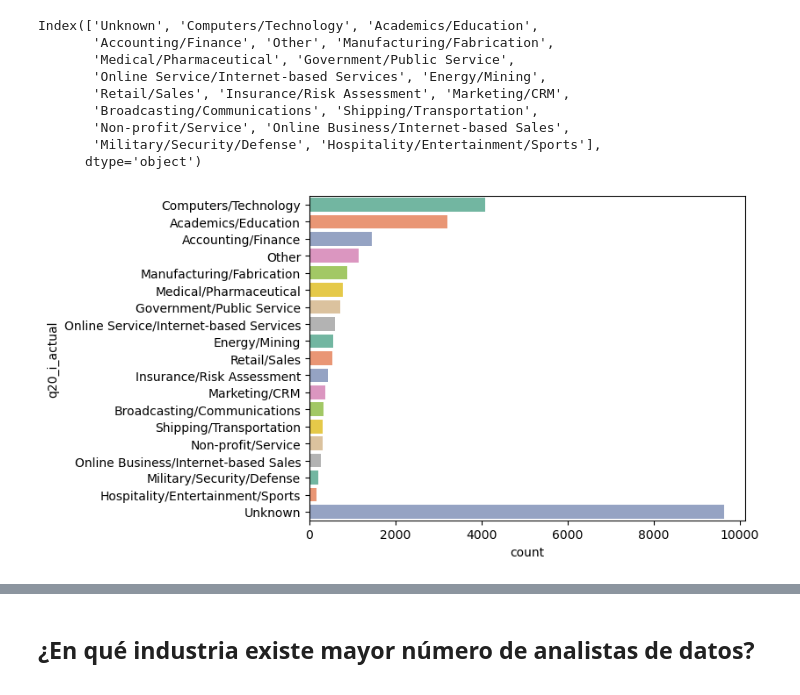
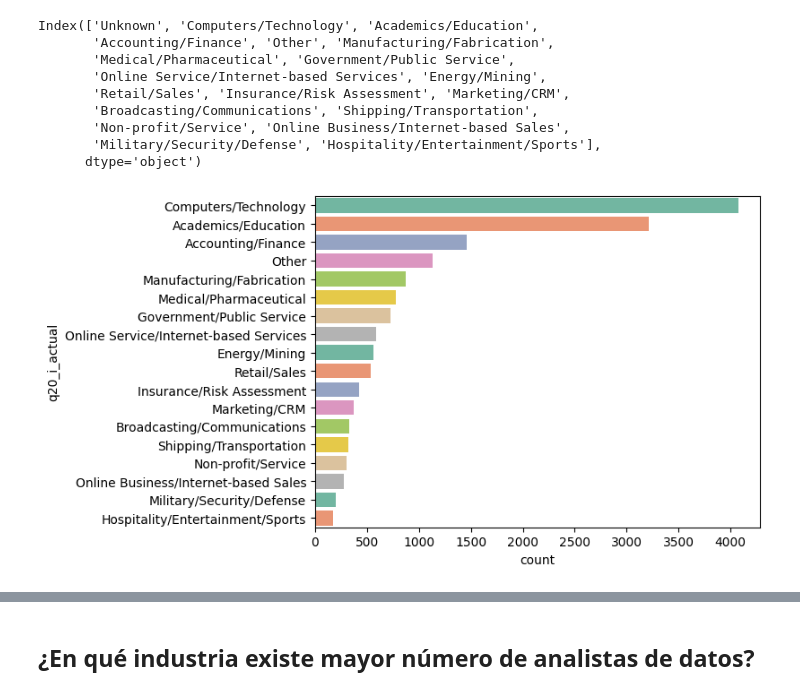
Before and after one commit to Adalab/project2-da-promo-c-modulo-2-team4, a Jupyter notebook: 04- Preguntas/4.2. Pregunta2.ipynb, the cells around one changed output, grey strips where cells are left out. Drawn from its saved outputs; the diff is of its cells as text; code cells hidden in the pictures.

```diff
--- a/04- Preguntas/4.2. Pregunta2.ipynb
+++ b/04- Preguntas/4.2. Pregunta2.ipynb
@@ -41,15 +63,15 @@ Index(['Unknown', 'Computers/Technology', 'Academics/Education',
 # %%
 sns.countplot(data=df , y= 'q20_i_actual',
             palette = 'Set2',
             order= ['Computers/Technology', 'Academics/Education',
                     'Accounting/Finance', 'Other', 'Manufacturing/Fabrication',
                     'Medical/Pharmaceutical', 'Government/Public Service',
                     'Online Service/Internet-based Services', 'Energy/Mining',
                     'Retail/Sales', 'Insurance/Risk Assessment', 'Marketing/CRM',
                     'Broadcasting/Communications', 'Shipping/Transportation',
                     'Non-profit/Service', 'Online Business/Internet-based Sales',
-                    'Military/Security/Defense', 'Hospitality/Entertainment/Sports', 'Unknown']);
+                    'Military/Security/Defense', 'Hospitality/Entertainment/Sports']);
 # %% [output]
-[figure, old version]
+[figure, new version]
 # %%
 df_analistas = df[df["q5_ocupacion"]== "Data Analyst"]
```
Also changed, not shown: parts of 11 cells of this notebook, 3 other files.
